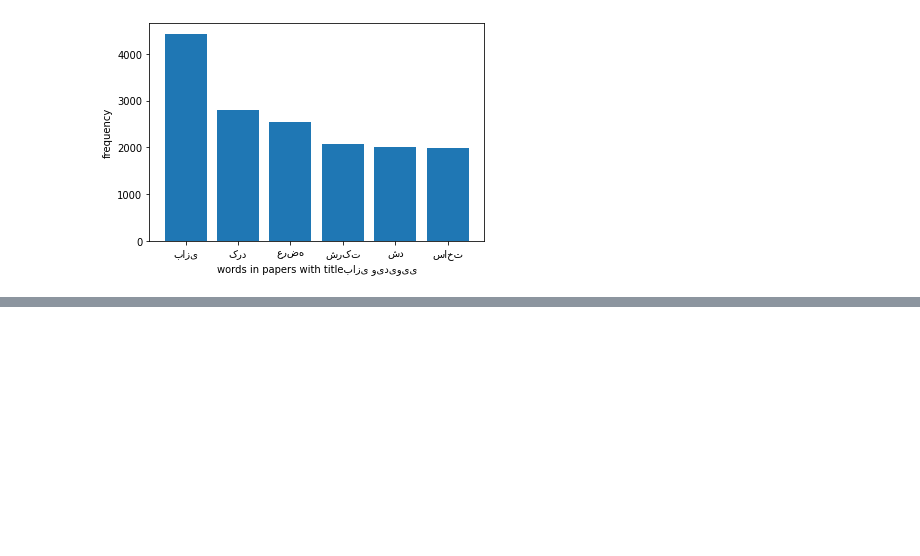
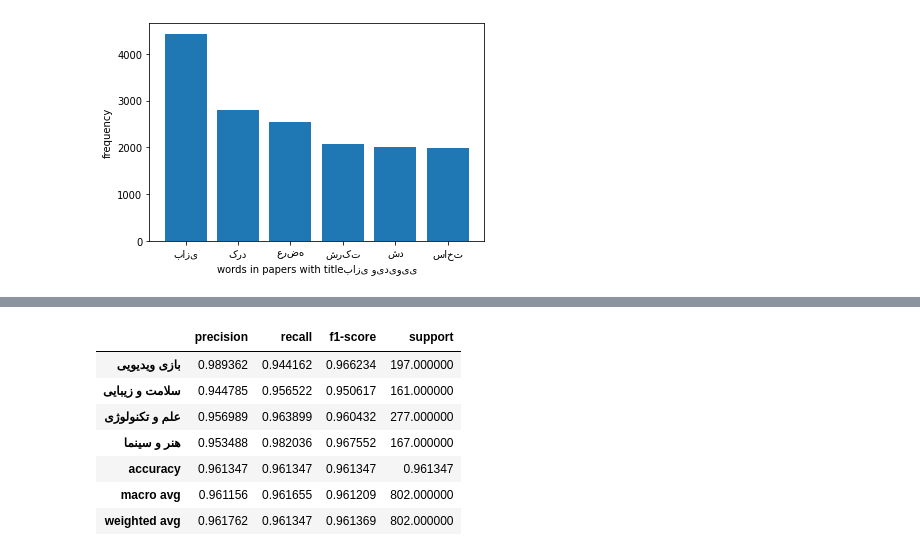
Before and after one commit to Moein-Karami/Artificial_Intelegent, a Jupyter notebook: CA3_Naive-Bayes-Classifier/Codes.ipynb, the cells around one changed output, grey strips where cells are left out. Saved outputs shown, nothing was run; the diff lists cells and outputs as text; code cells hidden in the pictures; blank space fills up the shorter version.

```diff
--- a/CA3_Naive-Bayes-Classifier/Codes.ipynb
+++ b/CA3_Naive-Bayes-Classifier/Codes.ipynb
@@ -497,0 +794,12 @@ print(len(test))
+# %%
+cr = classification_report(y_true = true_values, y_pred=predicted_titles_with_smoothing, output_dict=True)
+display(pd.DataFrame(data=cr).T)
+# %% [output]
+|  | precision | recall | f1-score | support |
+| بازی ویدیویی | 0.989362 | 0.944162 | 0.966234 | 197.000000 |
+| سلامت و زیبایی | 0.944785 | 0.956522 | 0.950617 | 161.000000 |
+| علم و تکنولوژی | 0.956989 | 0.963899 | 0.960432 | 277.000000 |
+| هنر و سینما | 0.953488 | 0.982036 | 0.967552 | 167.000000 |
+| accuracy | 0.961347 | 0.961347 | 0.961347 | 0.961347 |
+| macro avg | 0.961156 | 0.961655 | 0.961209 | 802.000000 |
+| weighted avg | 0.961762 | 0.961347 | 0.961369 | 802.000000 |
```
Also changed, not shown: parts of 23 cells of this notebook, 2 other files.
